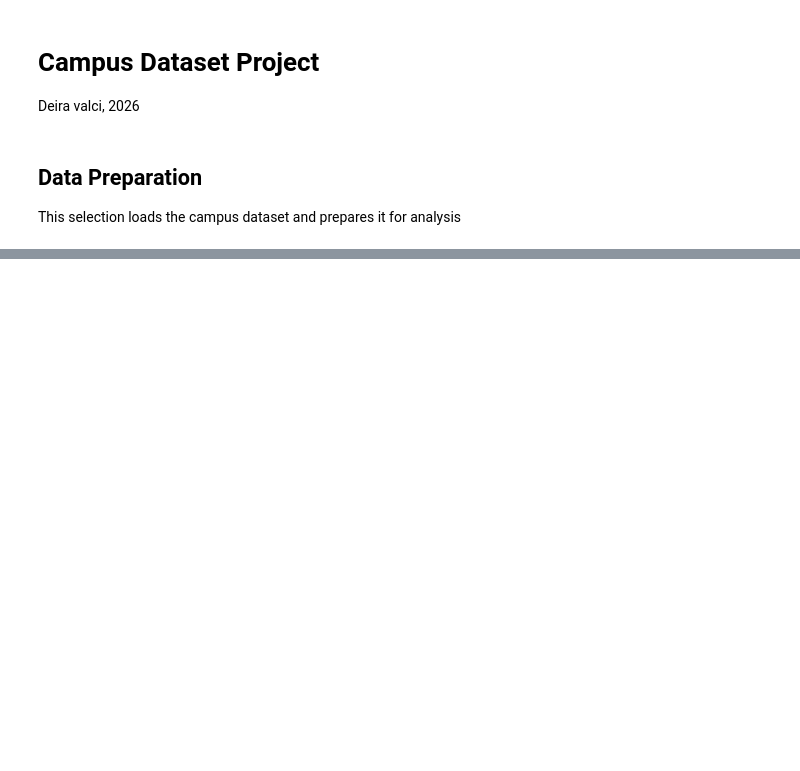
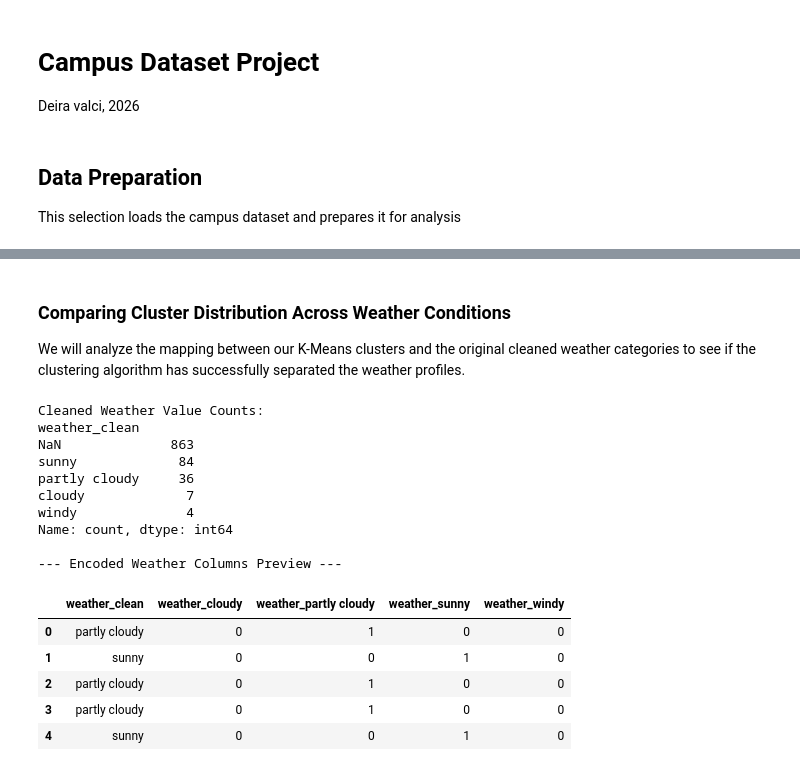
Before and after one commit to deira-v/MachineLearningwPython, a Jupyter notebook: CampusDataProject.ipynb, the cells around one changed output, grey strips where cells are left out. Drawn from its saved outputs; the diff is of its cells as text; code cells hidden in the pictures; blank space fills up the shorter version.

```diff
--- a/CampusDataProject.ipynb
+++ b/CampusDataProject.ipynb
@@ -145,0 +132,40 @@ Name: count, dtype: int64
+# %% [markdown]
+### **Comparing Cluster Distribution Across Weather Conditions**
+We will analyze the mapping between our K-Means clusters and the original cleaned weather categories to see if the clustering algorithm has successfully separated the weather profiles.
+# %%
+# @title
+# 1. Standardize text to lowercase to fix spelling/case mismatches
+df['weather_clean'] = df['weather'].str.strip().str.lower()
+
+# 2. Perform hot encoding on the cleaned weather column
+weather_encoded = pd.get_dummies(
+    df['weather_clean'],
+    prefix='weather',
+    dtype=int
+)
+
+# 3. Concatenate the new dummy columns back to df
+df = pd.concat([df, weather_encoded], axis=1)
+
+print('Cleaned Weather Value Counts:')
+print(df['weather_clean'].value_counts(dropna=False))
+
+print("\n--- Encoded Weather Columns Preview ---")
+display(df.filter(like='weather_').head())
+# %% [output]
+Cleaned Weather Value Counts:
+weather_clean
+NaN              863
+sunny             84
+partly cloudy     36
+cloudy             7
+windy              4
+Name: count, dtype: int64
+
+--- Encoded Weather Columns Preview ---
+|  | weather_clean | weather_cloudy | weather_partly cloudy | weather_sunny | weather_windy |
+| 0 | partly cloudy | 0 | 1 | 0 | 0 |
+| 1 | sunny | 0 | 0 | 1 | 0 |
+| 2 | partly cloudy | 0 | 1 | 0 | 0 |
+| 3 | partly cloudy | 0 | 1 | 0 | 0 |
+| 4 | sunny | 0 | 0 | 1 | 0 |
```
Also changed, not shown: parts of 35 cells of this notebook.
